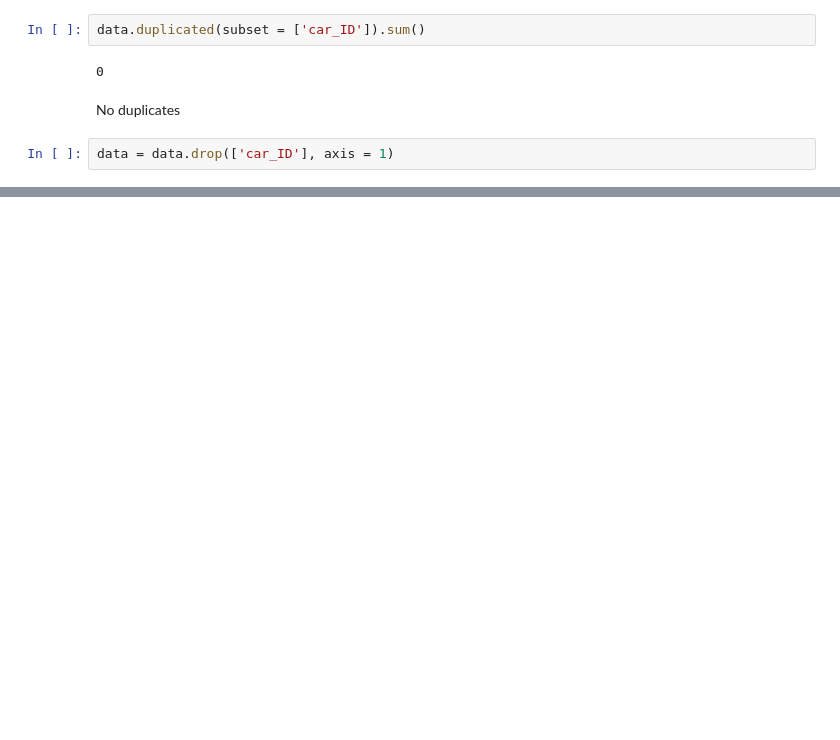
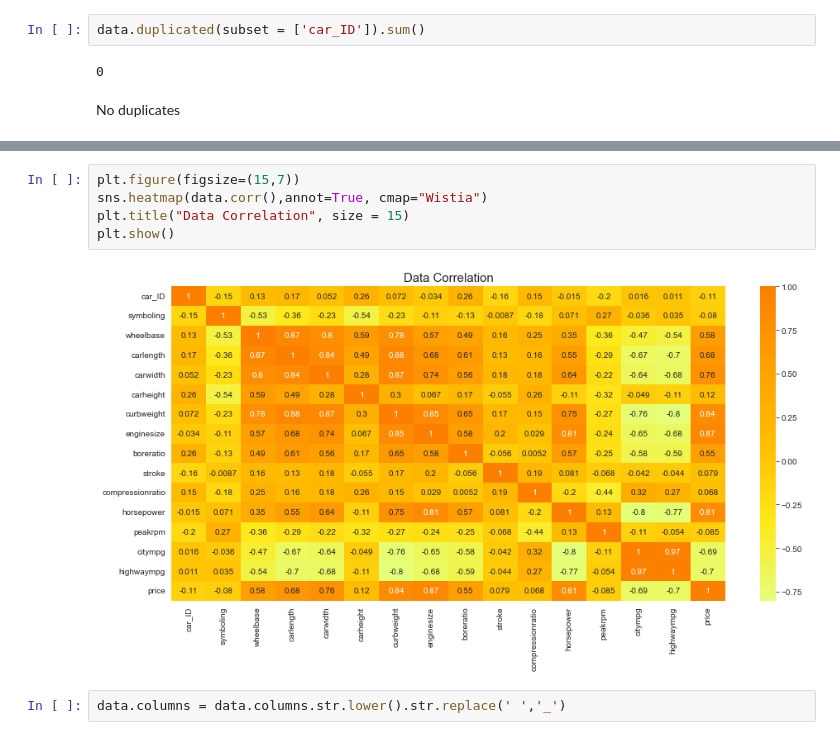
Before and after one commit to Tejasva99/DS---Lab, a Jupyter notebook: Week 3&4/Assignment 4/AS4.ipynb, the cells around one changed output, grey strips where cells are left out. Saved outputs shown, nothing was run; the diff lists cells and outputs as text; blank space fills up the shorter version.

```diff
--- a/Week 3&4/Assignment 4/AS4.ipynb
+++ b/Week 3&4/Assignment 4/AS4.ipynb
@@ -71,5 +79,3 @@ data.duplicated(subset = ['car_ID']).sum()
 0
 # %% [markdown]
 No duplicates
-# %%
-data = data.drop(['car_ID'], axis = 1)
@@ -102,0 +114,9 @@ sns.pairplot(y_vars='symboling', x_vars='price', data = data, size = 6)
+# %%
+plt.figure(figsize=(15,7))
+sns.heatmap(data.corr(),annot=True, cmap="Wistia")
+plt.title("Data Correlation", size = 15)
+plt.show()
+# %% [output]
+[figure, added]
+# %%
+data.columns = data.columns.str.lower().str.replace(' ','_')
```
Also changed, not shown: parts of 76 cells of this notebook, 1 other file.
